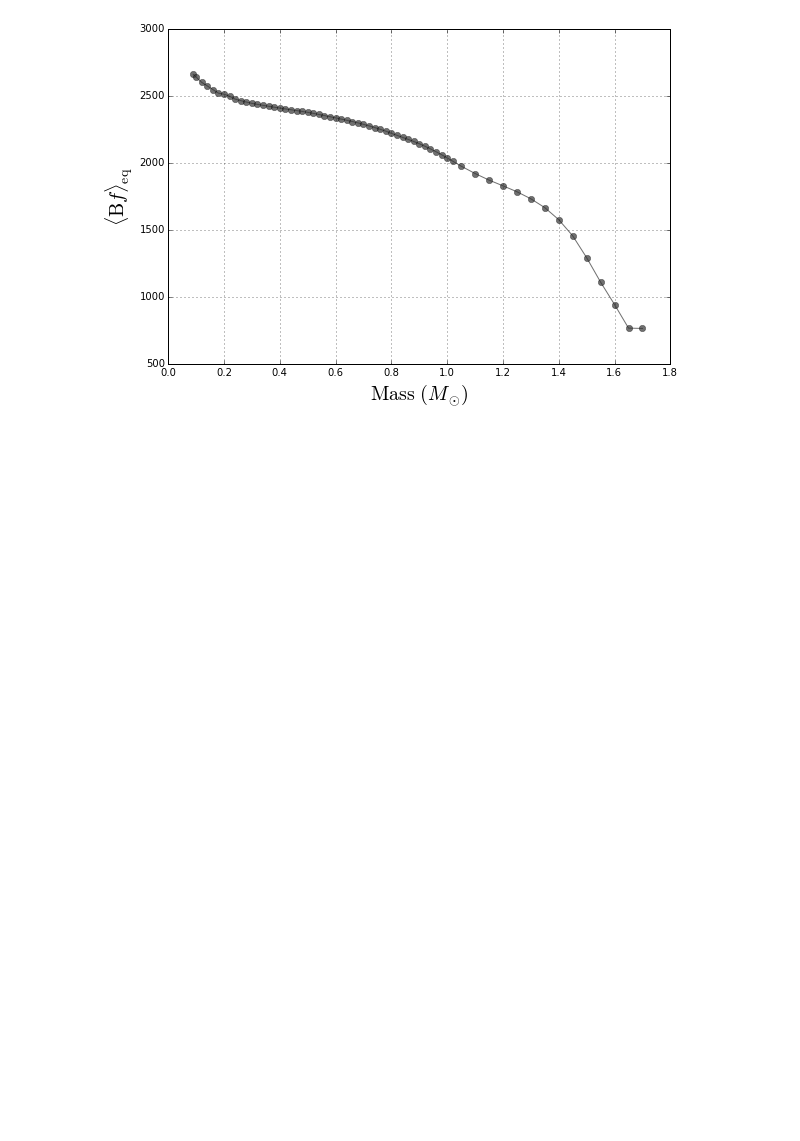
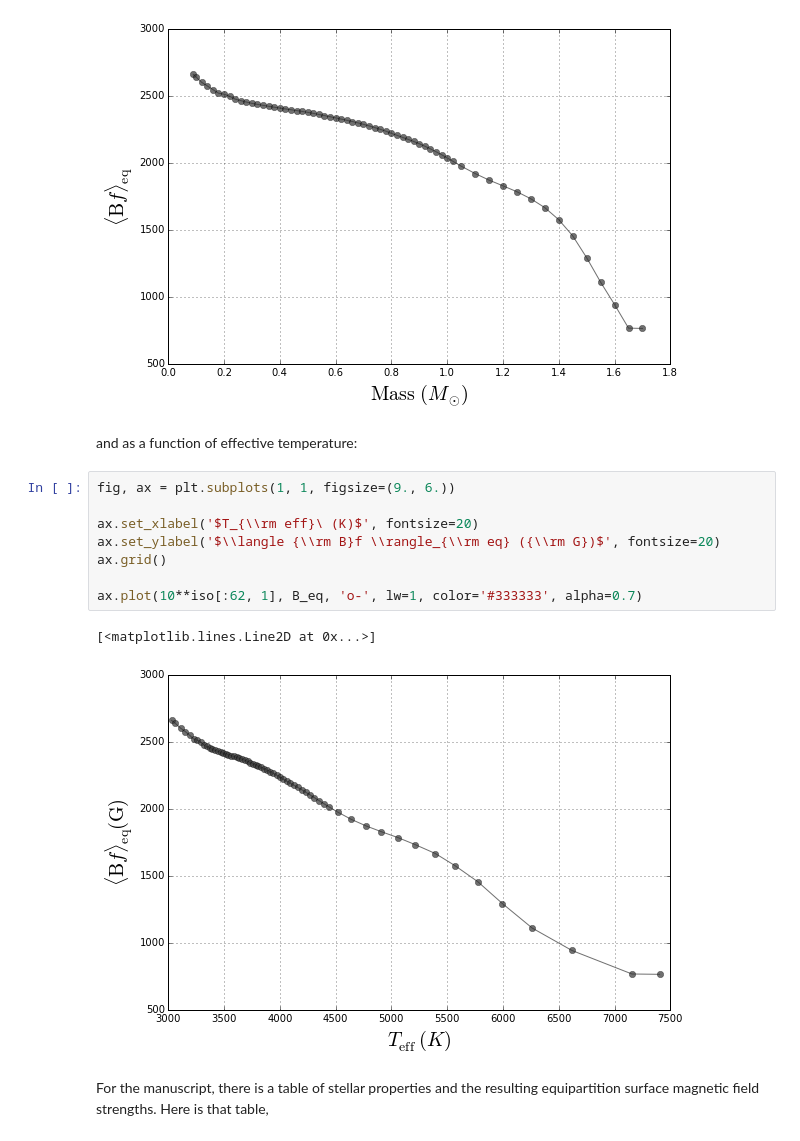
Before and after one commit to gfeiden/MagneticUpperSco, a Jupyter notebook: notes/equipartition_B_strength.ipynb, the cells around one changed output. Drawn from its saved outputs; the diff is of its cells as text; blank space fills up the shorter version.

```diff
--- a/notes/equipartition_B_strength.ipynb
+++ b/notes/equipartition_B_strength.ipynb
@@ -94,3 +96,18 @@ ax.plot(iso[:62, 0], B_eq, 'o-', lw=1, color='#333333', alpha=0.7)
 # %% [output]
 [<matplotlib.lines.Line2D at 0x...>]
 [figure]
+# %% [markdown]
+and as a function of effective temperature:
+# %%
+fig, ax = plt.subplots(1, 1, figsize=(9., 6.))
+
+ax.set_xlabel('$T_{\\rm eff}\ (K)$', fontsize=20)
+ax.set_ylabel('$\\langle {\\rm B}f \\rangle_{\\rm eq} ({\\rm G})$', fontsize=20)
+ax.grid()
+
+ax.plot(10**iso[:62, 1], B_eq, 'o-', lw=1, color='#333333', alpha=0.7)
+# %% [output]
+[<matplotlib.lines.Line2D at 0x...>]
+[figure, added]
+# %% [markdown]
+For the manuscript, there is a table of stellar properties and the resulting equipartition surface magnetic field strengths. Here is that table,
```
Also changed, not shown: parts of 7 cells of this notebook, 6 other files.
